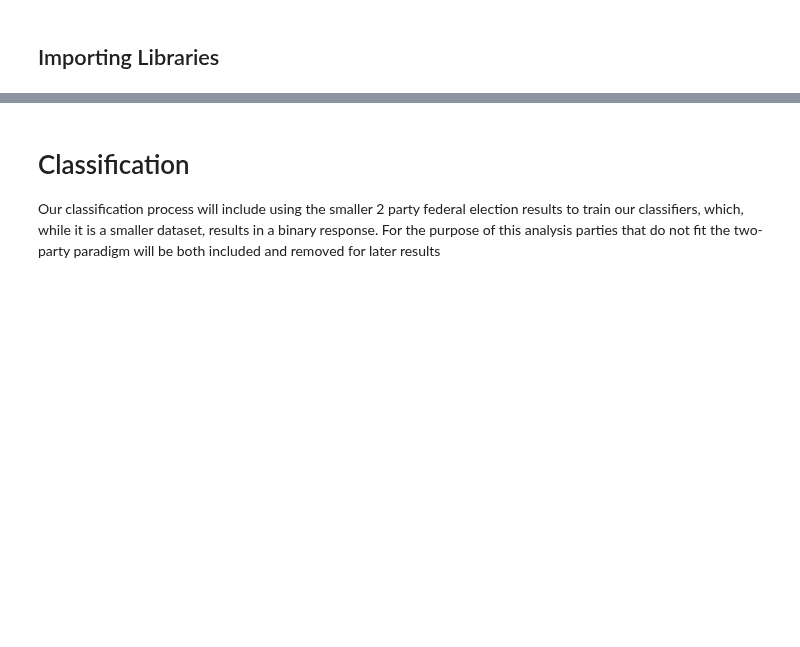
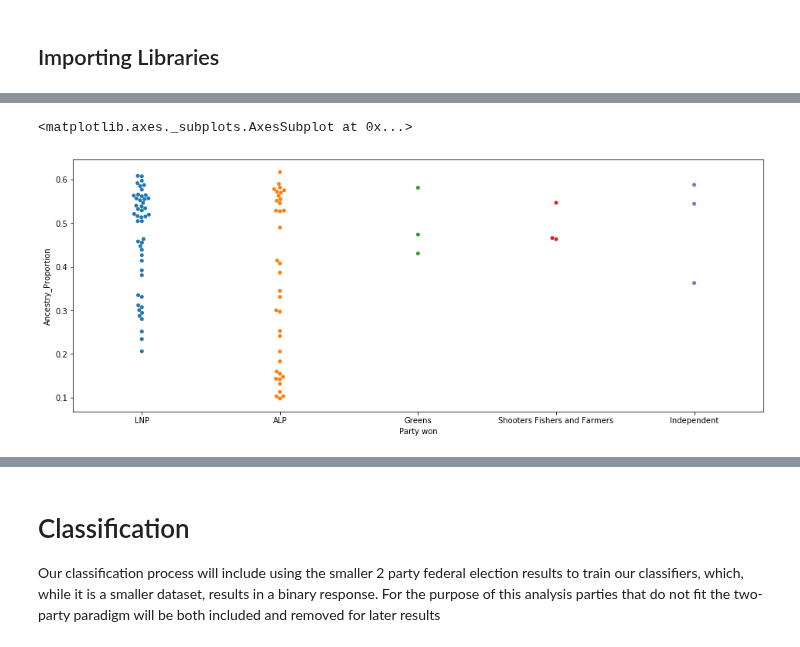
Before and after one commit to garyliu427/data-science-project-2019, a Jupyter notebook: Final_Report.ipynb, the cells around one changed output, grey strips where cells are left out. Saved outputs shown, nothing was run; the diff lists cells and outputs as text; code cells hidden in the pictures; blank space fills up the shorter version.

```diff
--- a/Final_Report.ipynb
+++ b/Final_Report.ipynb
@@ -98,0 +134,6 @@ warnings.filterwarnings("ignore")
+# %%
+plt.figure(figsize=(16, 6))
+sns.swarmplot(x='Party won', y='Ancestry_Proportion', data=NSWResult)
+# %% [output]
+<matplotlib.axes._subplots.AxesSubplot at 0x...>
+[figure, added]
```
Also changed, not shown: parts of 24 cells of this notebook.
